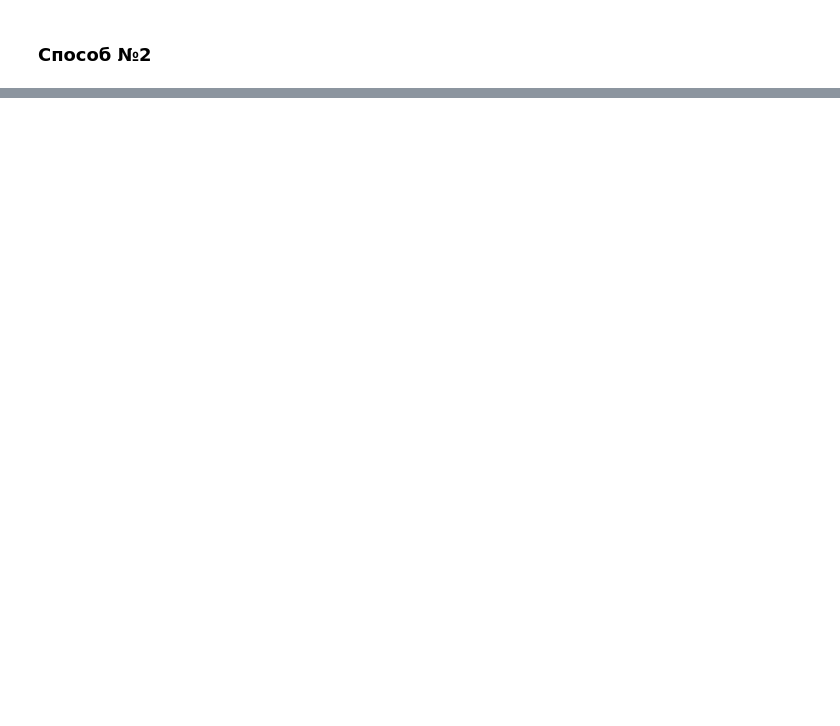
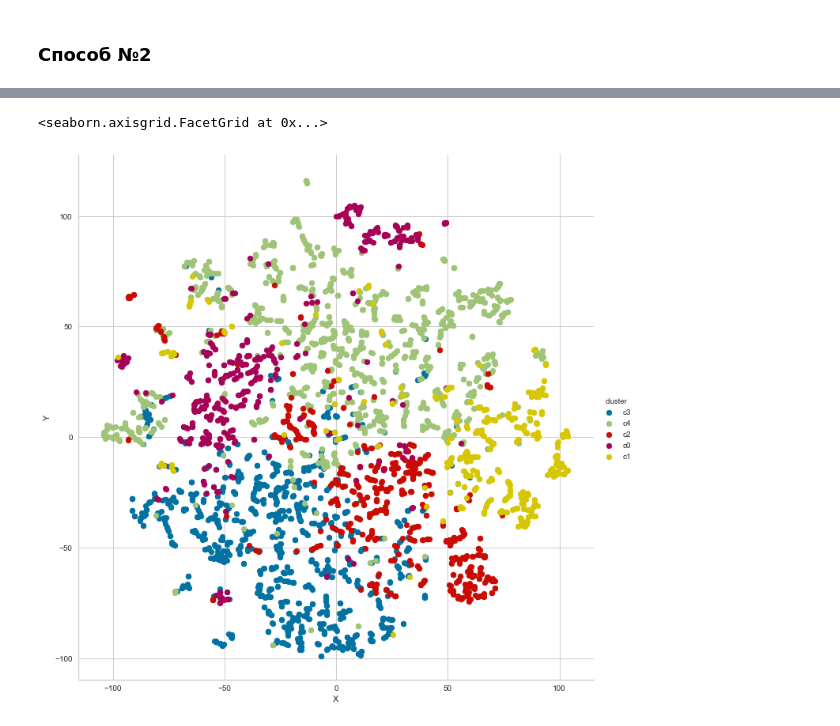
Before and after one commit to ancatmara/data-science-nlp, a Jupyter notebook: 3. Topic Modelling.ipynb, the cells around one changed output, grey strips where cells are left out. Drawn from its saved outputs; the diff is of its cells as text; code cells hidden in the pictures; blank space fills up the shorter version.

```diff
--- a/3. Topic Modelling.ipynb
+++ b/3. Topic Modelling.ipynb
@@ -232,0 +238,9 @@ sns.FacetGrid(vis_df, hue='cluster', height=10).map(plt.scatter, "X", "Y").add_l
+# %%
+X_reduced = PCA(n_components=30, random_state=42).fit_transform(X.todense())
+X_embedded = TSNE(n_components=2, perplexity=5, verbose=0).fit_transform(X_reduced)
+# %%
+vis_df = pd.DataFrame({'X': X_embedded[:, 0], 'Y': X_embedded[:, 1], 'cluster': colors})
+sns.FacetGrid(vis_df, hue='cluster', height=10).map(plt.scatter, "X", "Y").add_legend()
+# %% [output]
+<seaborn.axisgrid.FacetGrid at 0x...>
+[figure, added]
```
Also changed, not shown: parts of 20 cells of this notebook.
